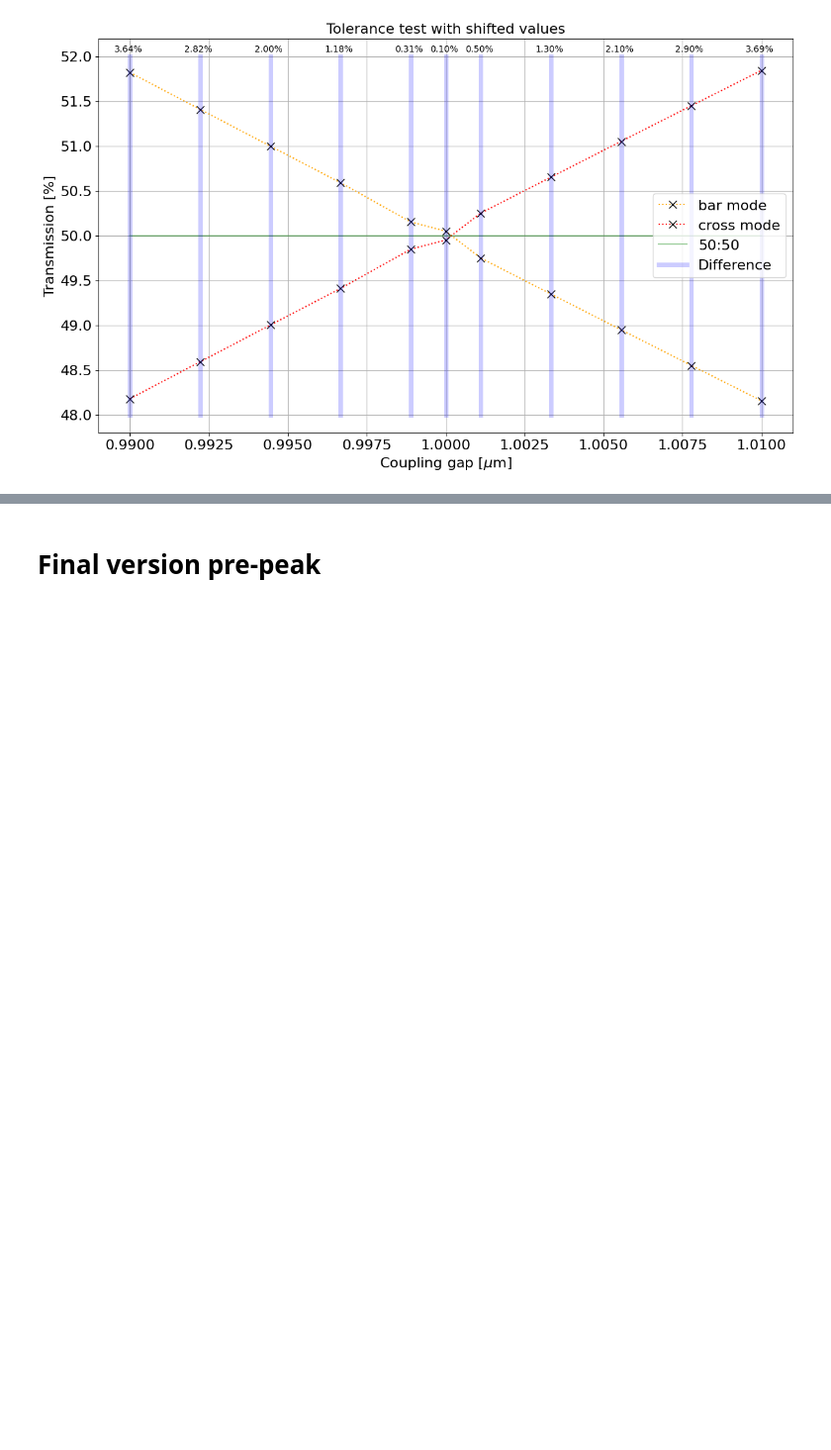
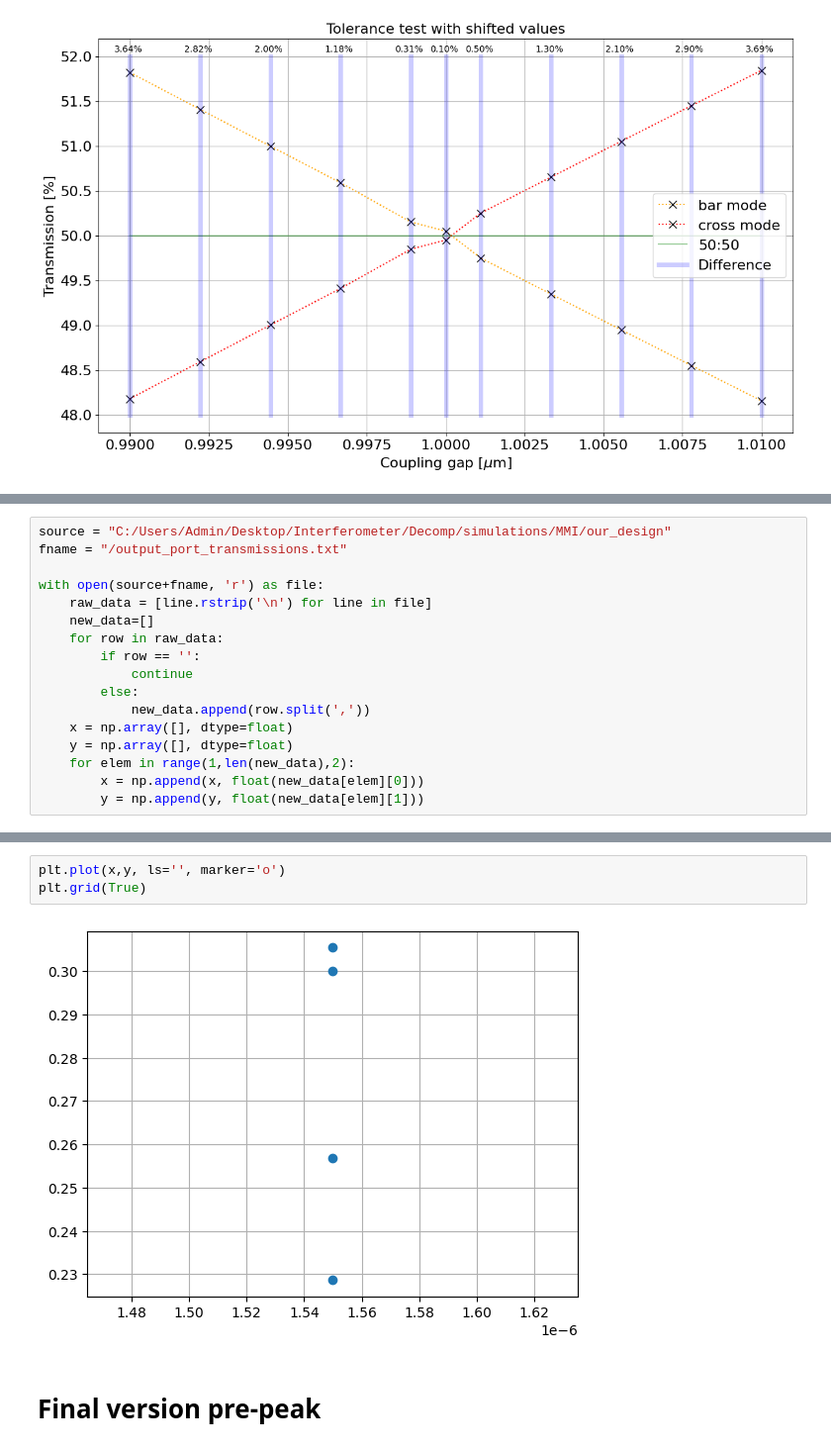
Before and after one commit to Szyli/Bell-decomposition, a Jupyter notebook: test_sMZI.ipynb, the cells around one changed output, grey strips where cells are left out. Shown at 99% size. Cells and saved outputs as stored; diff of their text form; blank space fills up the shorter version.

```diff
--- a/test_sMZI.ipynb
+++ b/test_sMZI.ipynb
@@ -1063,0 +1191,17 @@ plt.grid(True)
+# %%
+source = "C:/Users/Admin/Desktop/Interferometer/Decomp/simulations/MMI/our_design"
+fname = "/output_port_transmissions.txt"
+
+with open(source+fname, 'r') as file:
+    raw_data = [line.rstrip('\n') for line in file]
+    new_data=[]
+    for row in raw_data:
+        if row == '':
+            continue
+        else:
+            new_data.append(row.split(','))
+    x = np.array([], dtype=float)
+    y = np.array([], dtype=float)
+    for elem in range(1,len(new_data),2):
+        x = np.append(x, float(new_data[elem][0]))
+        y = np.append(y, float(new_data[elem][1]))
@@ -1064,3 +1217,8 @@ plt.grid(True)
+# %%
+plt.plot(x,y, ls='', marker='o')
+plt.grid(True)
+# %% [output]
+[figure, added]
 # %% [markdown]
 # Final version pre-peak
 # %%
```
Also changed, not shown: parts of 19 cells of this notebook, 1 other file.
